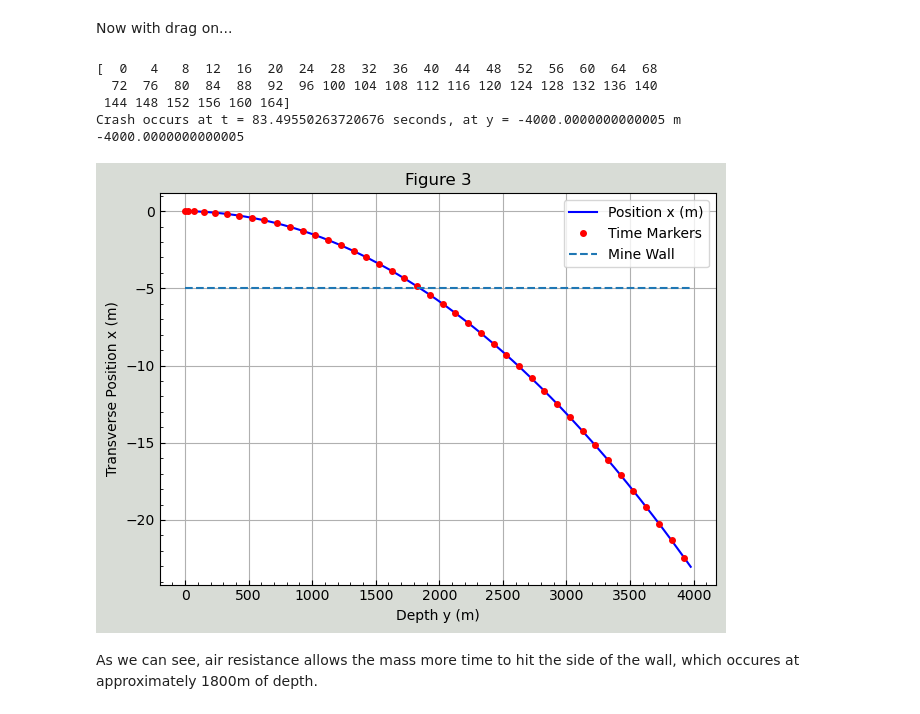
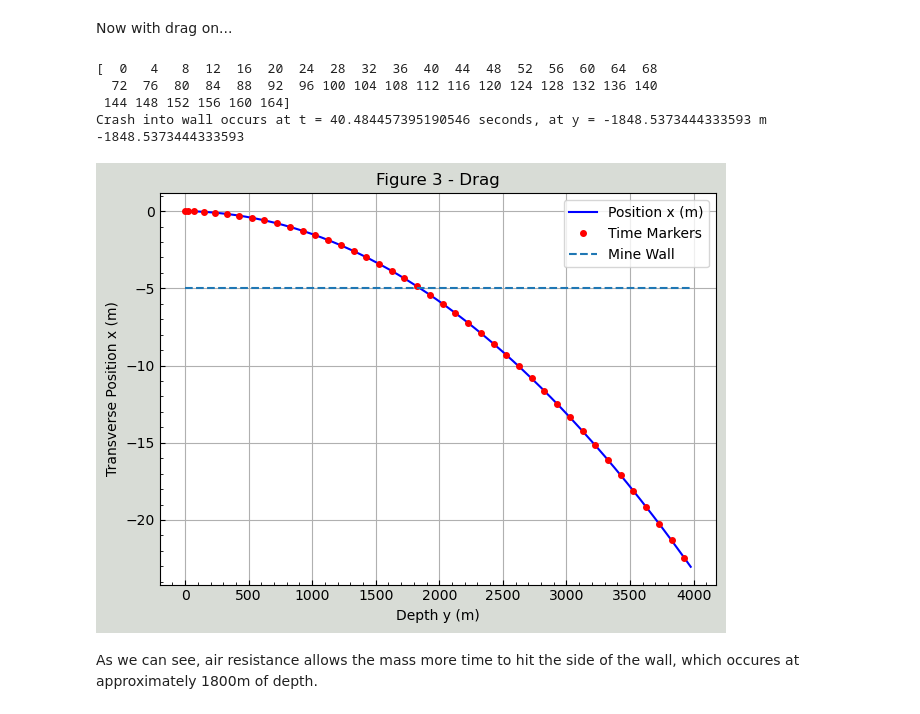
Before and after one commit to jqevo1000/PHYS265-spring25, a Jupyter notebook: Lab2/Lab2Vo.ipynb, the cells around one changed output. Saved outputs shown, nothing was run; the diff lists cells and outputs as text; code cells hidden in the pictures.

```diff
--- a/Lab2/Lab2Vo.ipynb
+++ b/Lab2/Lab2Vo.ipynb
@@ -273,10 +276,13 @@ ics = [0, 0, 0, 0, 0, 0]
 
 def difference(t, s):
     return s[0] + 5
+def difference1(t, s):
+    return s[1] + 4000
 
-difference.terminal = True
+difference.terminal = False
+difference1.terminal = True
 
-soln = solve_ivp(fun = coriolis, t_span=(t0,tf), y0=ics, t_eval=t_span, events = difference)
+soln = solve_ivp(fun = coriolis, t_span=(t0,tf), y0=ics, t_eval=t_span, events = (difference, difference1))
 
 # plot up
 tt = soln.t
@@ -306,6 +312,7 @@ ax.tick_params(axis='both', which='major', direction='in')
 ax.tick_params(axis='both', which='minor', direction='in')
 fig.set_facecolor('xkcd:light grey')
 fig.tight_layout()
+plt.savefig('Lab2Fig3.png', bbox_inches='tight')
 
 # Using events to calculate time at which the mass hits the bottom of the shaft
 print(f'Crash into wall occurs at t = {soln.t_events[0][0]} seconds, at y = {soln.y_events[0][0][1]} m')
@@ -356,11 +363,14 @@ ics = [0, 0, 0, 0, 0, 0]
 # Solve
 
 def difference(t, s):
+    return s[0] + 5
+def difference1(t, s):
     return s[1] + 4000
 
-difference.terminal = True
+difference.terminal = False
+difference1.terminal = True
 
-soln = solve_ivp(fun = coriolis, t_span=(t0,tf), y0=ics, t_eval=t_span, events = difference)
+soln = solve_ivp(fun = coriolis, t_span=(t0,tf), y0=ics, t_eval=t_span, events = (difference, difference1))
 
 # plot up
 tt = soln.t
@@ -369,38 +379,38 @@ yy = soln.y[1]
 yz = soln.y[2]
 vx = soln.y[3]
 vy = soln.y[4]
 vz = soln.y[5]
 #%matplotlib widget
 increment = 4
 indices = np.arange(0, len(tt), increment)
 print(indices)
 #print(gr(-np.linalg.norm([yx, yy, yz], axis = 0) + R_e)) # Checking to see if linalg worked correctly
 
 fig, ax = plt.subplots()
 ax.plot(-yy, yx, label = 'Position x (m)', color = 'blue')
 ax.plot(-yy[indices], yx[indices], ls = '', marker = 'o', color  = 'red', zorder = 2, ms = 4, label = 'Time Markers')
 ax.set_ylabel('Transverse Position x (m)')
 ax.set_xlabel('Depth y (m)')
-ax.set_title('Figure 3')
+ax.set_title('Figure 3 - Drag')
 ax.hlines(y = -5, xmin = 0, xmax = np.max(-yy), ls = '--', label = 'Mine Wall')
 ax.legend()
 ax.grid()
 ax.minorticks_on() # Making it 'look nice'
 ax.tick_params(axis='both', which='major', direction='in')
 ax.tick_params(axis='both', which='minor', direction='in')
 fig.set_facecolor('xkcd:light grey')
 fig.tight_layout()
 
 # Using events to calculate time at which the mass hits the bottom of the shaft
-print(f'Crash occurs at t = {soln.t_events[0][0]} seconds, at y = {soln.y_events[0][0][1]} m')
+print(f'Crash into wall occurs at t = {soln.t_events[0][0]} seconds, at y = {soln.y_events[0][0][1]} m')
 print(soln.y_events[0][0][1])
 # %% [output]
 [  0   4   8  12  16  20  24  28  32  36  40  44  48  52  56  60  64  68
   72  76  80  84  88  92  96 100 104 108 112 116 120 124 128 132 136 140
  144 148 152 156 160 164]
-Crash occurs at t = 83.49550263720676 seconds, at y = -4000.0000000000005 m
--4000.0000000000005
+Crash into wall occurs at t = 40.484457395190546 seconds, at y = -1848.5373444333593 m
+-1848.5373444333593
-[figure, old version]
+[figure, new version]
 # %% [markdown]
 As we can see, air resistance allows the mass more time to hit the side of the wall, which occures at approximately 1800m of depth.
 # %% [markdown]
```
Also changed, not shown: parts of 13 cells of this notebook, 10 other files.
